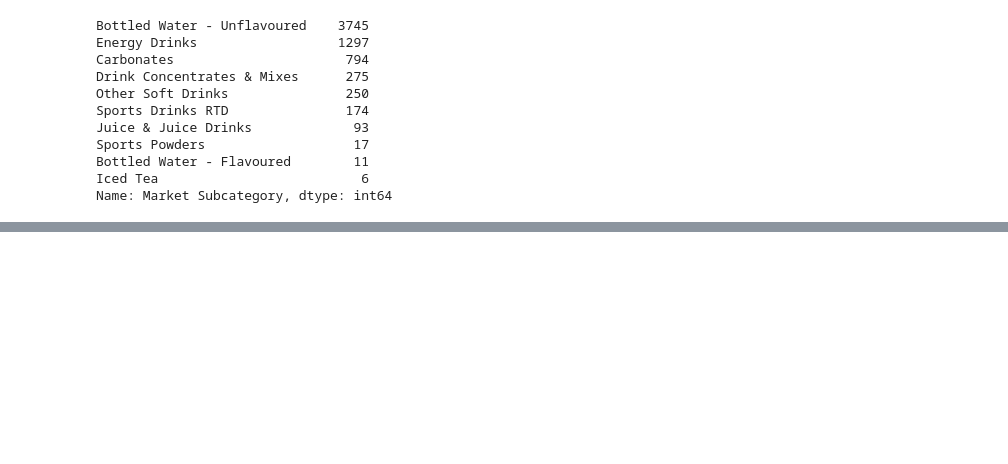
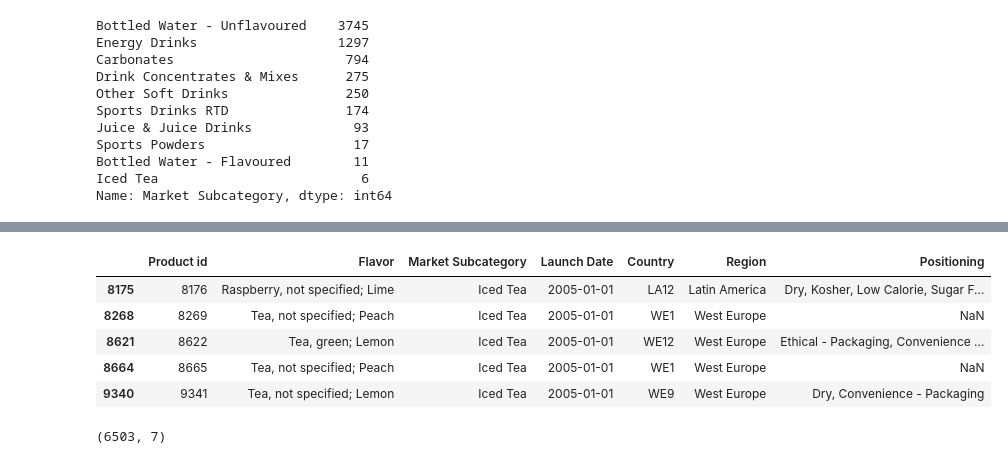
Before and after one commit to Priyabrat845/Emerging-Trends-case-study, a Jupyter notebook: Emerging_Trends_case_study.ipynb, the cells around one changed output, grey strips where cells are left out. Cells and saved outputs as stored; diff of their text form; code cells hidden in the pictures; blank space fills up the shorter version.

```diff
--- a/Emerging_Trends_case_study.ipynb
+++ b/Emerging_Trends_case_study.ipynb
@@ -112,0 +140,13 @@ Name: Market Subcategory, dtype: int64
+# %%
+Iced_tea.head()
+# %% [output]
+|  | Product id | Flavor | Market Subcategory | Launch Date | Country | Region | Positioning |
+| 8175 | 8176 | Raspberry, not specified; Lime | Iced Tea | 2005-01-01 | LA12 | Latin America | Dry, Kosher, Low Calorie, Sugar F... |
+| 8268 | 8269 | Tea, not specified; Peach | Iced Tea | 2005-01-01 | WE1 | West Europe | NaN |
+| 8621 | 8622 | Tea, green; Lemon | Iced Tea | 2005-01-01 | WE12 | West Europe | Ethical - Packaging, Convenience ... |
+| 8664 | 8665 | Tea, not specified; Peach | Iced Tea | 2005-01-01 | WE1 | West Europe | NaN |
+| 9340 | 9341 | Tea, not specified; Lemon | Iced Tea | 2005-01-01 | WE9 | West Europe | Dry, Convenience - Packaging |
+# %%
+Iced_tea.shape
+# %% [output]
+(6503, 7)
```
Also changed, not shown: parts of 18 cells of this notebook.
